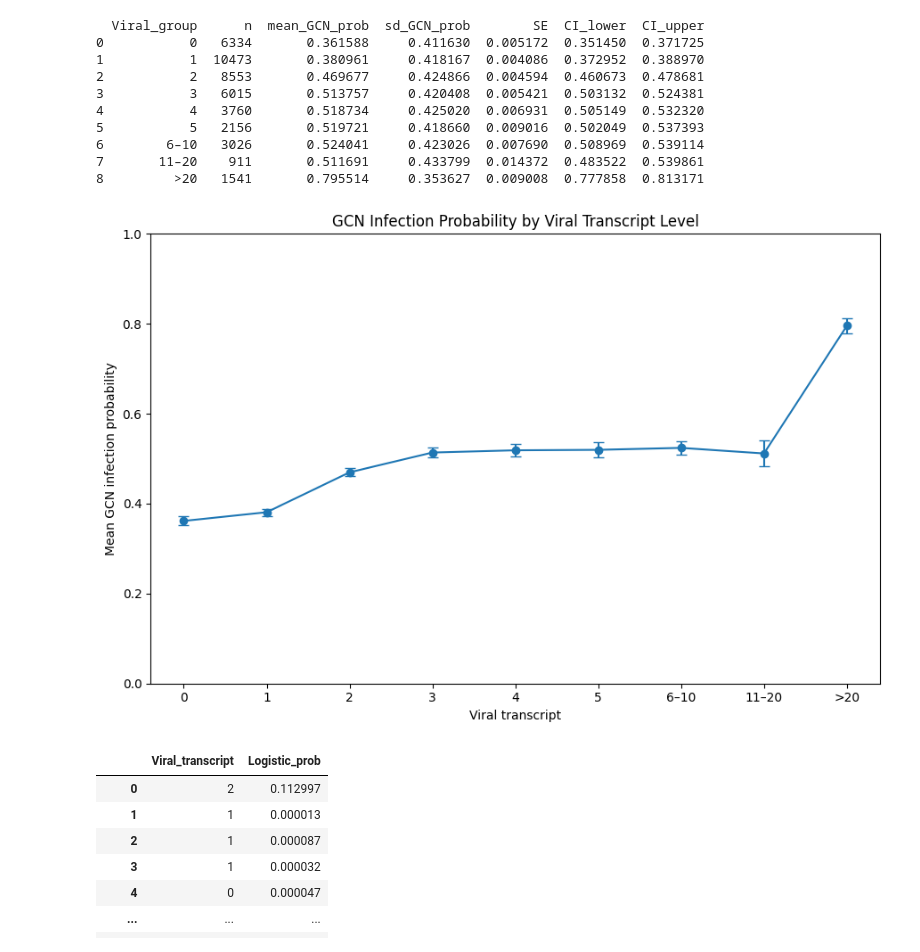
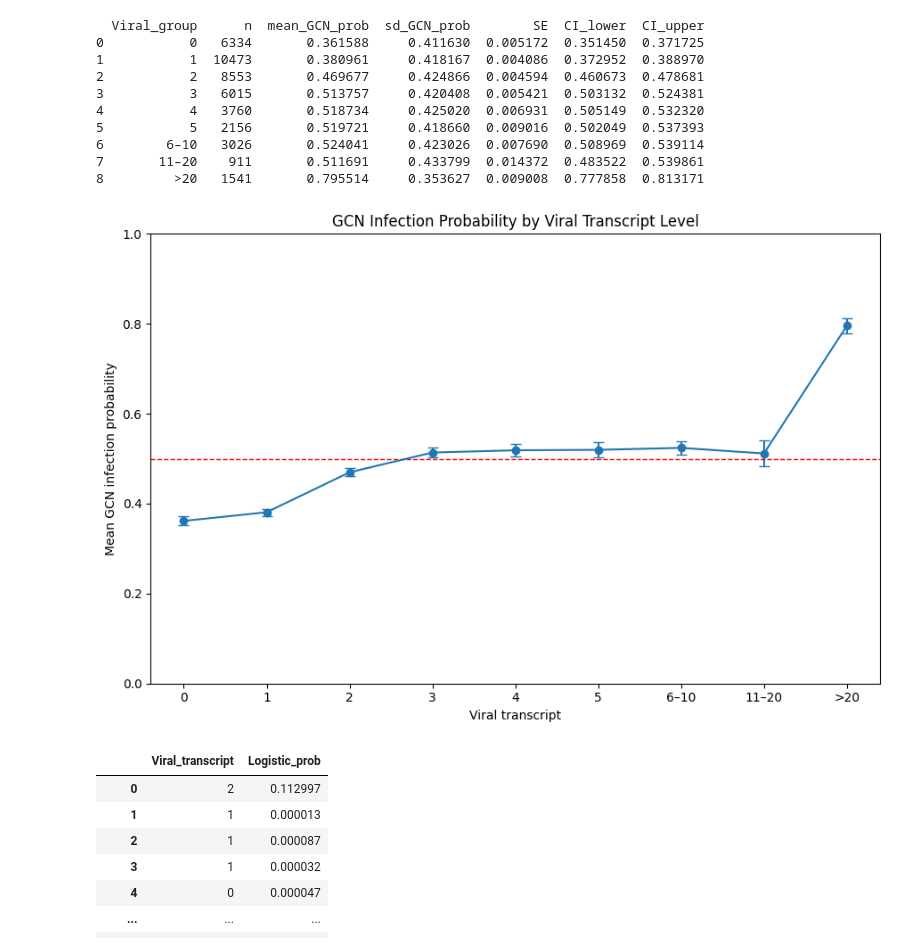
Before and after one commit to Lai-jun-yan/Academia-Sinica-internship-project, a Jupyter notebook: Aim_2/Ravindra2021.raw_count.stdprep.h5ad的細胞標籤/將mock拿掉重跑/其他機器學習模型/08_06簡報分析修正_log.ipynb, the cells around one changed output. Cells and saved outputs as stored; diff of their text form; code cells hidden in the pictures.

```diff
--- a/Aim_2/Ravindra2021.raw_count.stdprep.h5ad的細胞標籤/將mock拿掉重跑/其他機器學習模型/08_06簡報分析修正_log.ipynb
+++ b/Aim_2/Ravindra2021.raw_count.stdprep.h5ad的細胞標籤/將mock拿掉重跑/其他機器學習模型/08_06簡報分析修正_log.ipynb
@@ -535,33 +660,41 @@ print(grouped)
 # %%
 plt.figure(figsize=(9, 6))
 
 x = np.arange(len(grouped))
 
 plt.errorbar(
     x,
     grouped["mean_GCN_prob"],
     yerr=[
         grouped["mean_GCN_prob"] - grouped["CI_lower"],
         grouped["CI_upper"] - grouped["mean_GCN_prob"]
     ],
     marker="o",
     capsize=4
 )
 
+# 加上 probability = 0.5 的參考線
+plt.axhline(
+    y=0.5,
+    color = "red",
+    linestyle="--",
+    linewidth=1
+)
+
 plt.xticks(
     x,
     grouped["Viral_group"]
 )
 
 plt.xlabel("Viral transcript")
 plt.ylabel("Mean GCN infection probability")
 plt.title("GCN Infection Probability by Viral Transcript Level")
 
 plt.ylim(0, 1)
 plt.tight_layout()
 plt.show()
 # %% [output]
-[figure, old version]
+[figure, new version]
 # %%
 # Logistic判斷細胞是否感染的機率與病毒轉錄體的多寡之關係
 comparison_df.loc[:,["Viral_transcript" , "Logistic_prob"]]
```
Also changed, not shown: parts of 4 cells of this notebook.
